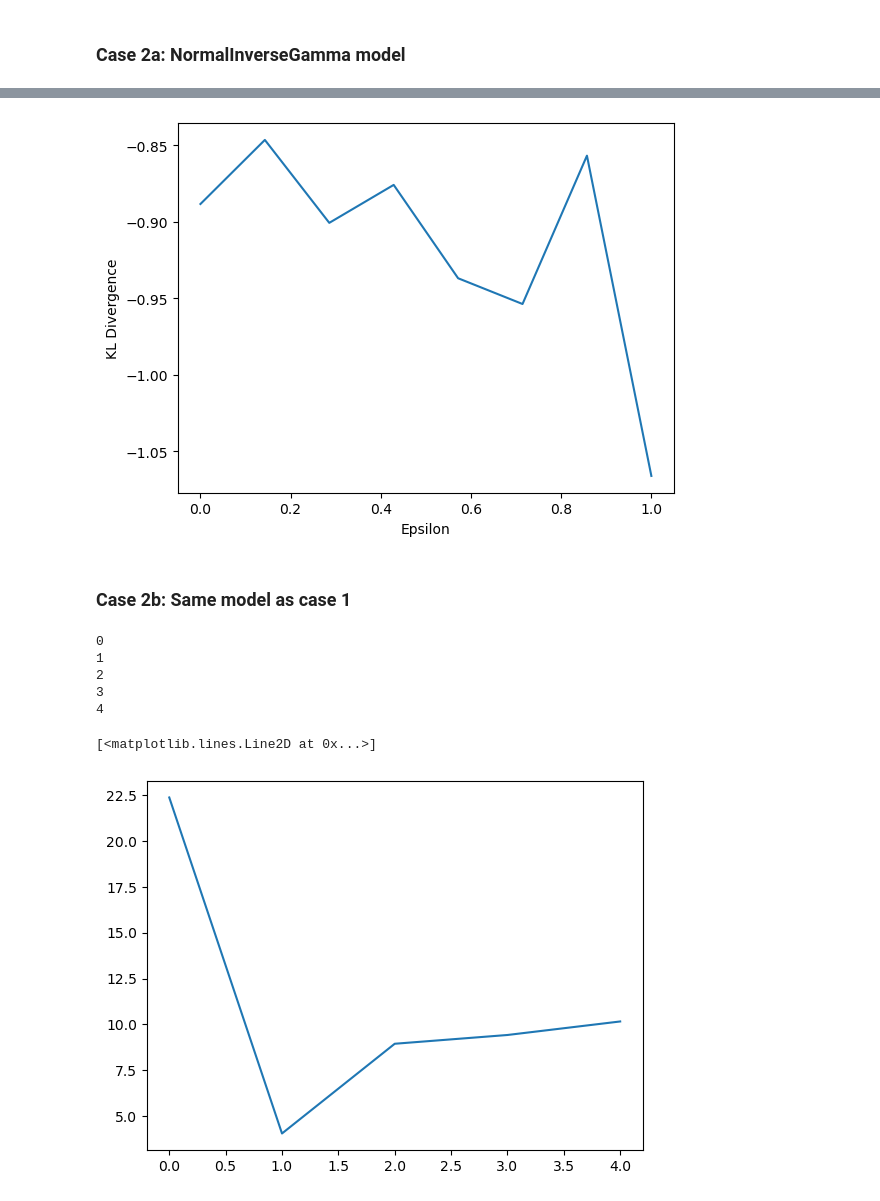
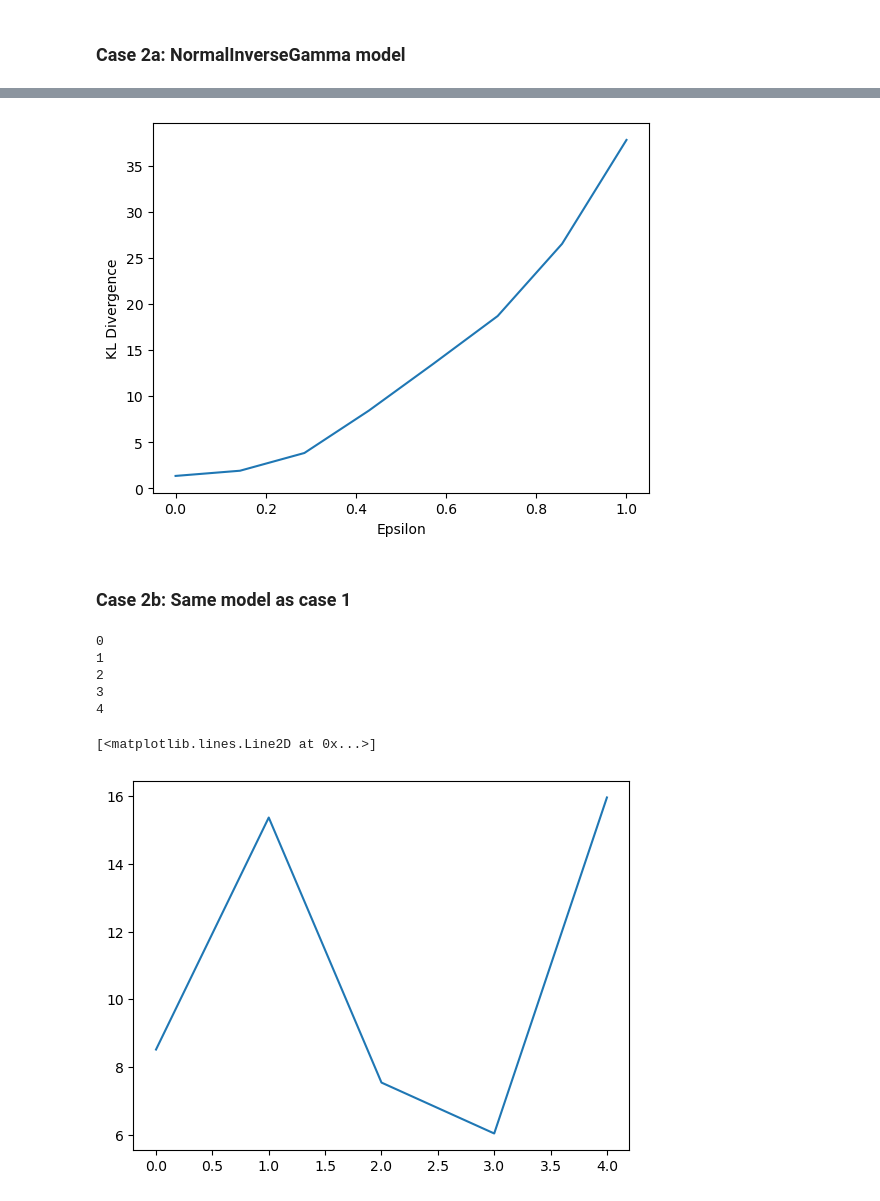
Before and after one commit to pablogarciarce/AdvReg, a Jupyter notebook: notebooks/test_distr_attack.ipynb, the cells around one changed output, grey strips where cells are left out. Drawn from its saved outputs; the diff is of its cells as text; code cells hidden in the pictures.

```diff
--- a/notebooks/test_distr_attack.ipynb
+++ b/notebooks/test_distr_attack.ipynb
@@ -188,7 +187,7 @@ def mlmc_attack(model, x, lr=0.01, n_iter=100, epsilon=.1, R=100, early_stopping
     for it in range(n_iter):
         x_adv.requires_grad = True
         optimizer.zero_grad()
-        y = model.sample_predictive_distribution(x_adv, num_samples=1)
+        y = model.sample_predictive_distribution(x, num_samples=1)
         start = time.time()
         x_adv.grad = mlmc_gradient_estimator(y, x_adv, R, model)
         if time.time() - start > 2:
@@ -224,5 +223,5 @@ model.fit(data)
 # %%
 # Attack example
 x = X_test[17,:].copy()
-x = torch.tensor(x, dtype=torch.float32)
+x = torch.tensor(x, dtype=torch.float32).unsqueeze(1)
 x_adv_distr, x_adv_values = mlmc_attack(model, x, epsilon=0.3, R=100)
@@ -251,0 +240,15 @@ Text(0.5, 0, 'y')
+# %%
+# Plot the histogram for 10 different epsilon values as subplots
+epsilons = np.linspace(0.1, 1, 10)
+fig, axs = plt.subplots(2, 5, figsize=(20, 8))
+for i, epsilon in enumerate(epsilons):
+    print(i)
+    x_adv_distr, _ = mlmc_attack(model, x, epsilon=epsilon)
+    ax = axs[i // 5, i % 5]
+    ax.hist(model.sample_predictive_distribution(
+        x,
+        num_samples=10000).numpy(), bins=50, alpha=0.5, label='Original')
+    ax.hist(model.sample_predictive_distribution(
+        torch.tensor(x_adv_distr, dtype=torch.float32),
+        num_samples=10000).numpy(), bins=50, alpha=0.5, label='Adversarial')
+    ax.set_title(f'Epsilon = {epsilon}')
@@ -251,0 +273,9 @@ Text(0.5, 0, 'y')
+# %%
+# Plot values evolution for the adversarial attack
+kl_proxies = []
+for x_adv in x_adv_values:
+    y_samples = model.sample_predictive_distribution(torch.tensor(x, dtype=torch.float32), num_samples=100)
+    val = -torch.mean(torch.log(pi(y_samples, torch.tensor(x_adv, dtype=torch.float32), model.sample_posterior_distribution(100))))
+    kl_proxies.append(val.item())
+
+plt.plot(kl_proxies)
@@ -252,30 +285,30 @@ Text(0.5, 0, 'y')
 # %%
 n_jobs = -1
 
-# queremos maximizar E_y[ \log \pi(y | x', D)]
+# queremos maximizar E_y[ -\log \pi(y | x', D)] con y \sim p(y | x, D)
 
 # Function to calculate KL divergence for a given epsilon
 def compute_kl_divergence(epsilon):
     x_adv_distr, _ = mlmc_attack(model, x, epsilon=epsilon, R=100)
-    y_adv_samples = model.sample_predictive_distribution(torch.tensor(x_adv_distr, dtype=torch.float32), num_samples=1000)
-    val = torch.mean(torch.log(pi(y_adv_samples, torch.tensor(x_adv_distr, dtype=torch.float32), model.sample_posterior_distribution(1000))))
+    y_samples = model.sample_predictive_distribution(torch.tensor(x, dtype=torch.float32), num_samples=100)
+    val = -torch.mean(torch.log(pi(y_samples, torch.tensor(x_adv_distr, dtype=torch.float32), model.sample_posterior_distribution(100))))
     return val
 
 # Define the range of epsilon values
 epsilons = np.linspace(0, 1, 8)
 
 # Use joblib to parallelize the computation of KL divergences
 kl_values = Parallel(n_jobs=n_jobs)(
     delayed(compute_kl_divergence)(epsilon) for epsilon in epsilons
 )
 
 # Plotting the results
 plt.plot(epsilons, kl_values)
 plt.xlabel('Epsilon')
 plt.ylabel('KL Divergence')
 plt.show()
 # %% [output]
-[figure, old version]
+[figure, new version]
 # %% [markdown]
 ### Case 2b: Same model as case 1
 # %%
@@ -303,15 +336,13 @@ kl.backward()
 real_grad = x_adv.grad.clone().detach()
 # %%
 # check gradient estimation   ??????????????????????????
-# TODO: Dependiendo de la y estima grad o -grad. ¿Por qué?
 # TODO: La estimación es buena en dirección pero no en magnitud. ¿Por qué? algo proporcional a beta pero nada mas?
-# TODO: El alg funciona bien porque con un lr suficientemente alto llega a la frontera directamente, dado que la dirección es correcta
 
 norms = []
 for it in range(5):
     print(it)
-    y = model.sample_predictive_distribution(x_adv, num_samples=1)
-    gradient_estimate = mlmc_gradient_estimator(y, x_adv, 1000, model, M0=8, tau=.8)
+    y = model.sample_predictive_distribution(x, num_samples=1)
+    gradient_estimate = mlmc_gradient_estimator(y, x_adv, 100, model, M0=2, tau=1)
     norms.append(torch.norm(real_grad - gradient_estimate).detach().item())
 
 plt.plot(norms)
@@ -322,7 +353,7 @@ plt.plot(norms)
 3
 4
 [<matplotlib.lines.Line2D at 0x...>]
-[figure, old version]
+[figure, new version]
 # %%
 # Attack example
 x = X_test[17,:].copy()
```
Also changed, not shown: parts of 28 cells of this notebook, 1 other file.
